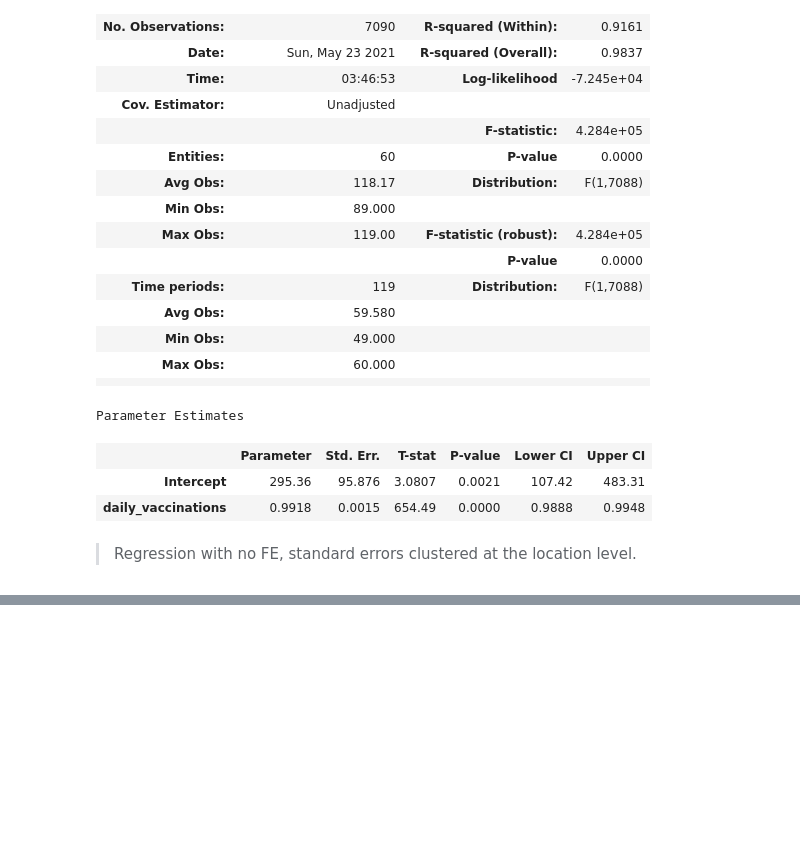
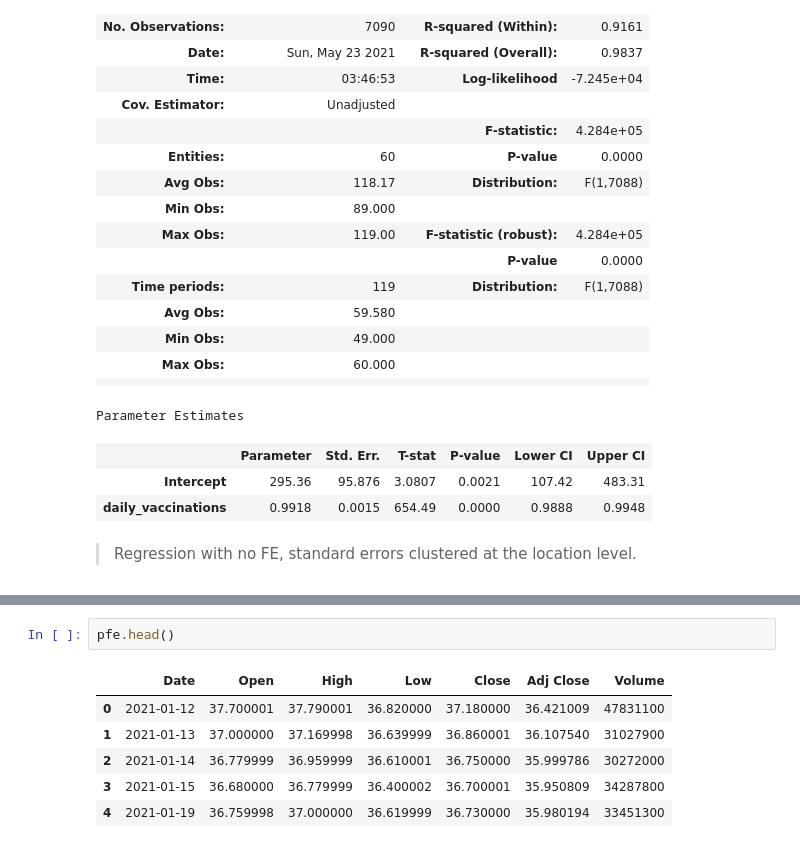
Before and after one commit to juno-yuu/COVID-Vaccine-and-Biotech-industry, a Jupyter notebook: Final_Project.ipynb, the cells around one changed output, grey strips where cells are left out. Cells and saved outputs as stored; diff of their text form; blank space fills up the shorter version.

```diff
--- a/Final_Project.ipynb
+++ b/Final_Project.ipynb
@@ -231,0 +285,9 @@ Parameter Estimates
+# %%
+pfe.head()
+# %% [output]
+|  | Date | Open | High | Low | Close | Adj Close | Volume |
+| 0 | 2021-01-12 | 37.700001 | 37.790001 | 36.820000 | 37.180000 | 36.421009 | 47831100 |
+| 1 | 2021-01-13 | 37.000000 | 37.169998 | 36.639999 | 36.860001 | 36.107540 | 31027900 |
+| 2 | 2021-01-14 | 36.779999 | 36.959999 | 36.610001 | 36.750000 | 35.999786 | 30272000 |
+| 3 | 2021-01-15 | 36.680000 | 36.779999 | 36.400002 | 36.700001 | 35.950809 | 34287800 |
+| 4 | 2021-01-19 | 36.759998 | 37.000000 | 36.619999 | 36.730000 | 35.980194 | 33451300 |
```
Also changed, not shown: parts of 7 cells of this notebook.
